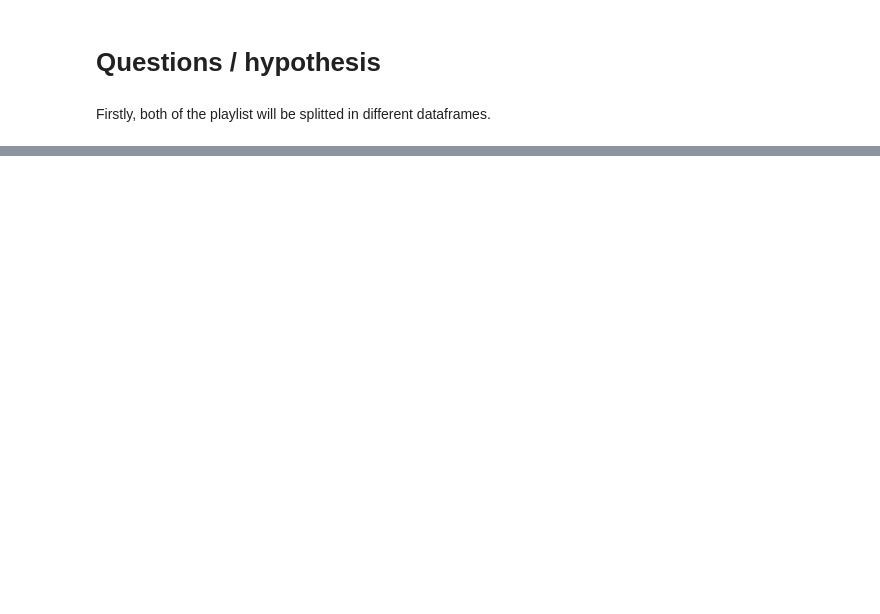
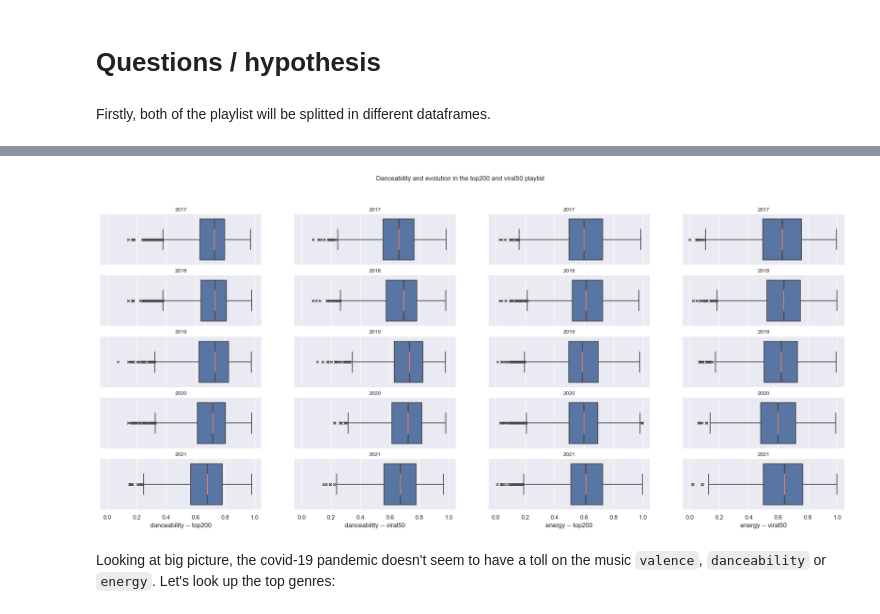
Before and after one commit to annassanchez/ETL_project, a Jupyter notebook: notebooks/6-analysis.ipynb, the cells around one changed output, grey strips where cells are left out. Saved outputs shown, nothing was run; the diff lists cells and outputs as text; code cells hidden in the pictures; blank space fills up the shorter version.

```diff
--- a/notebooks/6-analysis.ipynb
+++ b/notebooks/6-analysis.ipynb
@@ -483,0 +124,46 @@ c.set_xticklabels(labels = test['date'].unique().tolist(), rotation=90)
+# %%
+fig, axs = plt.subplots(ncols=4, nrows = len(top200.sort_values(by = ['playlist_date'])['playlist_date'].dt.year.unique().tolist()), figsize = (25, 10), sharex=True,)
+list_years = top200.sort_values(by = ['playlist_date'])['playlist_date'].dt.year.unique().tolist()
+sns.set_theme(style="darkgrid")
+columns = [0, 1]
+column_name = ['danceability', 'energy']
+fig.suptitle('Danceability and evolution in the top200 and viral50 playlist', fontsize=12)
+for year in list_years:
+    for column in column_name:
+        for row in list(range(0,4)):
+            if row == 0:
+                sns.boxplot(x=top200[top200['playlist_date'].dt.year == year].danceability, data = top200[top200['playlist_date'].dt.year == year], medianprops={"color": "coral"}, notch=True,flierprops={"marker": "x"},
+                    ax=axs[list_years.index(year)][row]) ;
+                axs[list_years.index(year)][row].set_title(str(year), fontsize=10, )
+                if year == 2021:
+                    axs[list_years.index(year)][row].set_xlabel("danceability -- top200")
+                else:
+                    axs[list_years.index(year)][row].set_xlabel("")
+            elif row == 1:
+                sns.boxplot(x=viral50[viral50['playlist_date'].dt.year == year].danceability, data = viral50[viral50['playlist_date'].dt.year == year], notch=True, flierprops={"marker": "x"},
+                    ax=axs[list_years.index(year)][row], medianprops={"color": "coral"}) ;
+                axs[list_years.index(year)][row].set_title(str(year), fontsize=10, )
+                if year == 2021:
+                    axs[list_years.index(year)][row].set_xlabel("danceability -- viral50")
+                else:
+                    axs[list_years.index(year)][row].set_xlabel("")
+            elif row == 2:
+                sns.boxplot(x=top200[top200['playlist_date'].dt.year == year].energy, data = top200[top200['playlist_date'].dt.year == year], medianprops={"color": "coral"}, notch=True,flierprops={"marker": "x"},
+                    ax=axs[list_years.index(year)][row]) ;
+                axs[list_years.index(year)][row].set_title(str(year), fontsize=10, )
+                if year == 2021:
+                    axs[list_years.index(year)][row].set_xlabel("energy -- top200")
+                else:
+                    axs[list_years.index(year)][row].set_xlabel("")
+            elif row == 3:
+                sns.boxplot(x=viral50[viral50['playlist_date'].dt.year == year].energy, data = viral50[viral50['playlist_date'].dt.year == year], notch=True, flierprops={"marker": "x"},
+                    ax=axs[list_years.index(year)][row], medianprops={"color": "coral"}) ;
+                axs[list_years.index(year)][row].set_title(str(year), fontsize=10, )
+                if year == 2021:
+                    axs[list_years.index(year)][row].set_xlabel("energy -- viral50")
+                else:
+                    axs[list_years.index(year)][row].set_xlabel("")
+# %% [output]
+[figure, added]
+# %% [markdown]
+Looking at big picture, the covid-19 pandemic doesn't seem to have a toll on the music `valence`, `danceability` or `energy`. Let's look up the top genres:
```
Also changed, not shown: parts of 114 cells of this notebook.
